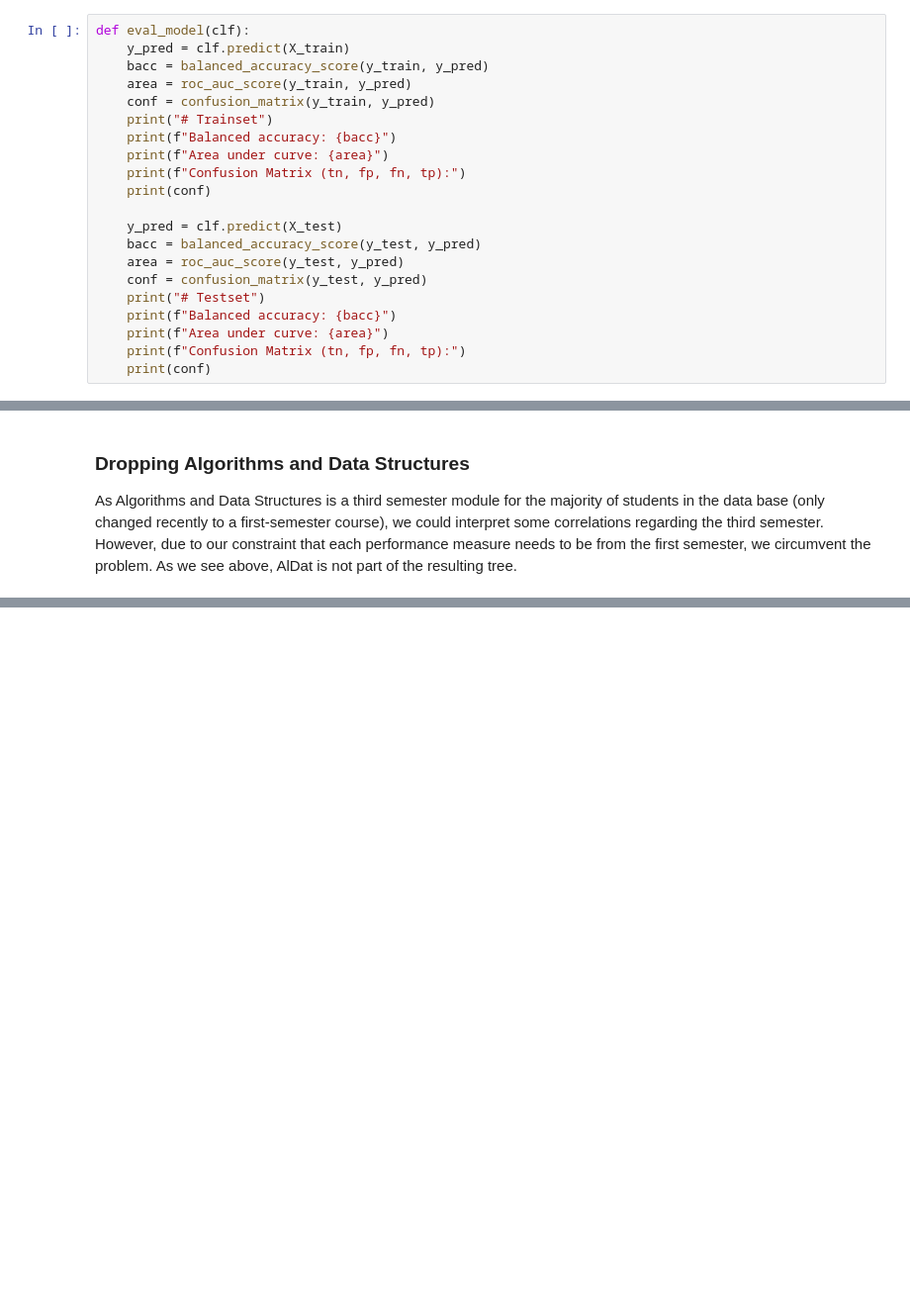
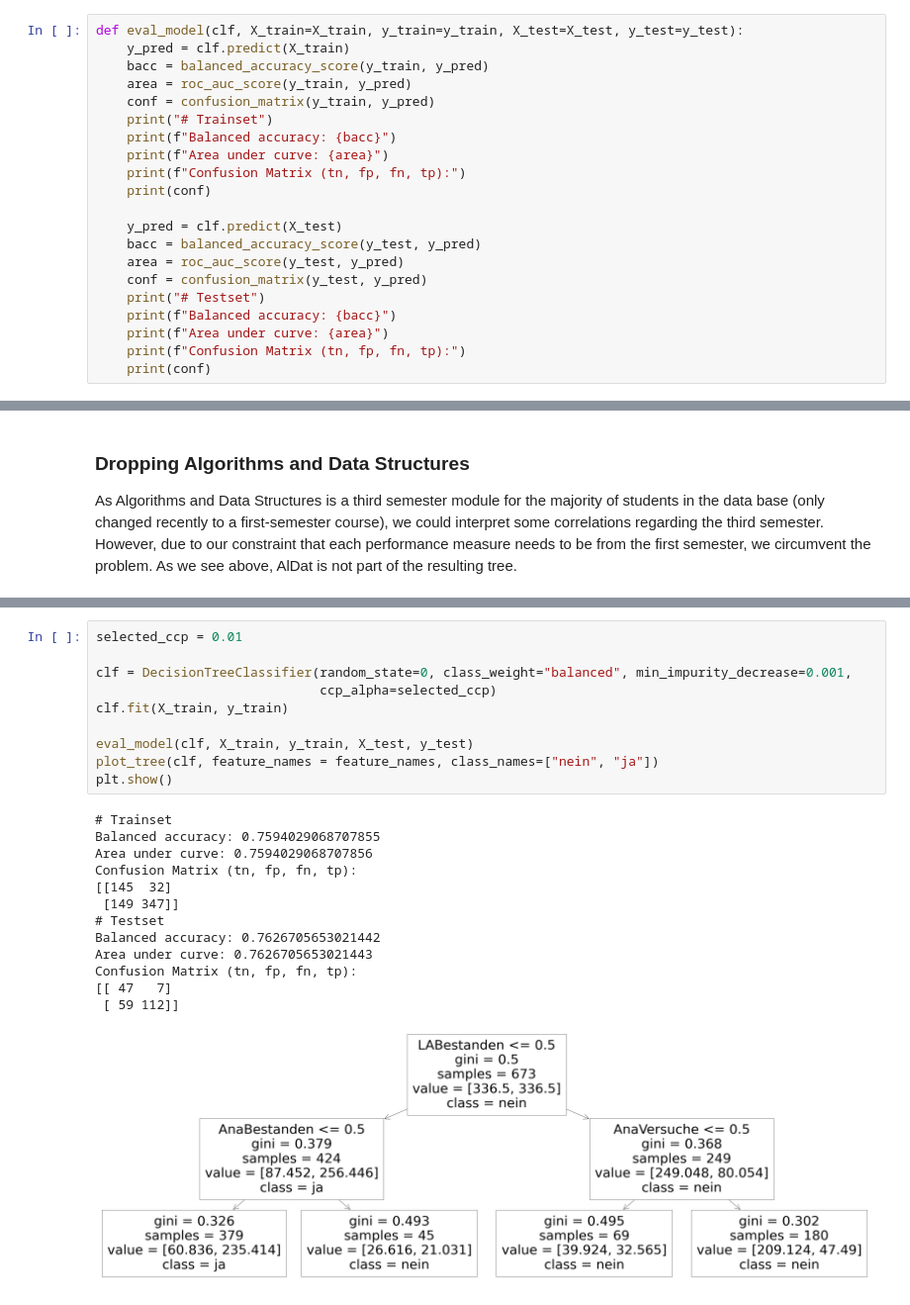
Before and after one commit to hhu-rapp/rapp-tool, a Jupyter notebook: interpretable-model-cs-dropout.ipynb, the cells around one changed output, grey strips where cells are left out. Shown at 99% size. Cells and saved outputs as stored; diff of their text form; blank space fills up the shorter version.

```diff
--- a/interpretable-model-cs-dropout.ipynb
+++ b/interpretable-model-cs-dropout.ipynb
@@ -95,7 +95,7 @@ clf.fit(X_train, y_train)
 # %% [output]
 DecisionTreeClassifier(class_weight='balanced', min_impurity_decrease=0.001)
 # %%
-def eval_model(clf):
+def eval_model(clf, X_train=X_train, y_train=y_train, X_test=X_test, y_test=y_test):
     y_pred = clf.predict(X_train)
     bacc = balanced_accuracy_score(y_train, y_pred)
     area = roc_auc_score(y_train, y_pred)
@@ -426,0 +547,24 @@ As Algorithms and Data Structures is a third semester module for the majority of
+# %%
+selected_ccp = 0.01
+
+clf = DecisionTreeClassifier(random_state=0, class_weight="balanced", min_impurity_decrease=0.001,
+                             ccp_alpha=selected_ccp)
+clf.fit(X_train, y_train)
+
+eval_model(clf, X_train, y_train, X_test, y_test)
+plot_tree(clf, feature_names = feature_names, class_names=["nein", "ja"])
+plt.show()
+# %% [output]
+# Trainset
+Balanced accuracy: 0.7594029068707855
+Area under curve: 0.7594029068707856
+Confusion Matrix (tn, fp, fn, tp):
+[[145  32]
+ [149 347]]
+# Testset
+Balanced accuracy: 0.7626705653021442
+Area under curve: 0.7626705653021443
+Confusion Matrix (tn, fp, fn, tp):
+[[ 47   7]
+ [ 59 112]]
+[figure, added]
```
Also changed, not shown: parts of 39 cells of this notebook, 1 other file.
